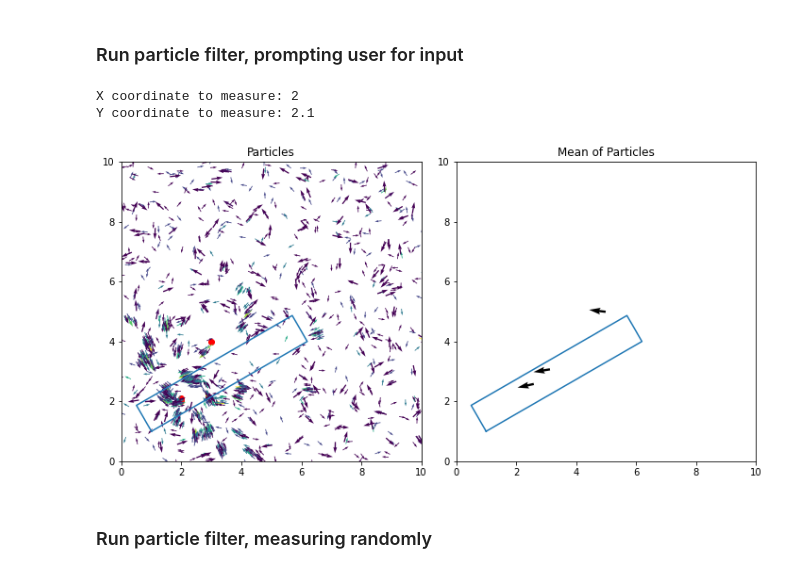
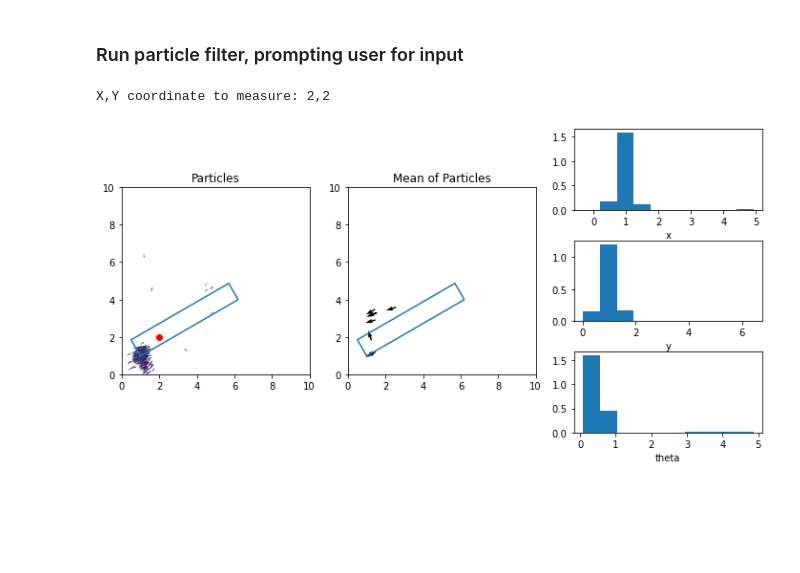
Before and after one commit to playertr/SDM_project, a Jupyter notebook: particle_filter_example.ipynb, the cells around one changed output. Cells and saved outputs as stored; diff of their text form; code cells hidden in the pictures; blank space fills up the shorter version.

Commit message:
fixed histogram plotting and GridSpec

```diff
--- a/particle_filter_example.ipynb
+++ b/particle_filter_example.ipynb
@@ -32,52 +82,49 @@ w.plot(ax)
 # %%
 # Make a particle  filter
 pf = ParticleFilter(shape, 1000, map_size)
 
 # Set up two plots
-fig, (ax1, ax2) = plt.subplots(1,2, figsize=(10, 10))
+fig = plt.figure(figsize=(10,5))
+gs = gridspec.GridSpec(nrows=3, ncols=3)
+
+ax1 = fig.add_subplot(gs[:,0])
+ax2 = fig.add_subplot(gs[:,1])
+ax3 = fig.add_subplot(gs[0,2])
+ax4 = fig.add_subplot(gs[1,2])
+ax5 = fig.add_subplot(gs[2,2])
+
 w.plot(ax1)
 w.plot(ax2)
 ax1.set_title('Particles')
 ax2.set_title('Mean of Particles')
 fig.tight_layout()
 
 # Repeatedly update the particle filter, measuring at user-defined locations.
-i = 0
-n = 1
 while(True):
     # select random measurement
-    x = float(input("X coordinate to measure:"))
-    y = float(input("Y coordinate to measure:"))
+    try:
+        x,y = tuple(float(x.strip()) for x in input("X,Y coordinate to measure:").split(','))
+    except ValueError as e:
+        print(e)
+        continue
 
     # update particle filter with measurement
     z = w.measure(x, y)
     pf.update(z)
 
     # Plot
     s = ax1.scatter(z[0], z[1], c='r')
     q = pf.draw_particles(ax1)
+    ax3.clear(); ax4.clear(); ax5.clear();
+    h1, h2, h3 = pf.draw_histogram(ax3, ax4, ax5)
 
     x,y,t = pf.get_state() # access estimated state
-
     q2 = ax2.quiver(x, y, np.cos(t), np.sin(t), label='Estimate')
     display.display(fig)
     display.clear_output(wait=True)
-    time.sleep(0.01)
 
-    if i != n-1:
-        q.remove()
-        s.remove()
-"""
-Make a SUPERMEGAset of candidate measurements.
-For each particle that exists:
-    Sample measurements that would prove or disprove it. (e.g., sample the border or interior)
-    Add these measurements to the set of candidate measurements
-
-At random, draw candidate measurements from the SUPERMEGAset of candidate measurements
-"""
+    q.remove()
+    s.remove()
 # %% [output]
-X coordinate to measure: 2
-Y coordinate to measure: 2.1
+X,Y coordinate to measure: 2,2
-[figure, old version]
+[figure, new version]
-# %% [markdown]
-### Run particle filter, measuring randomly
```
Also changed, not shown: parts of 4 cells of this notebook, 1 other file.
